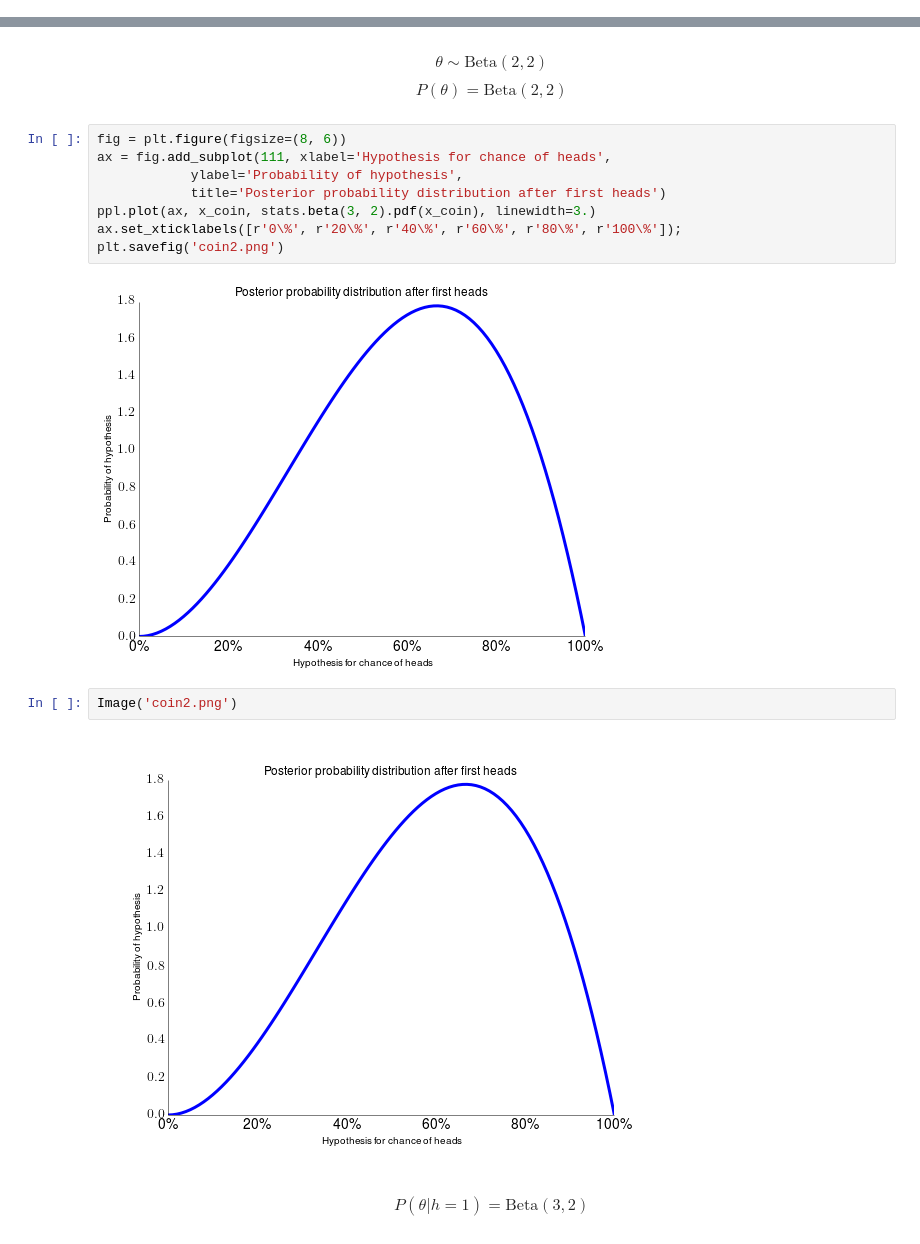
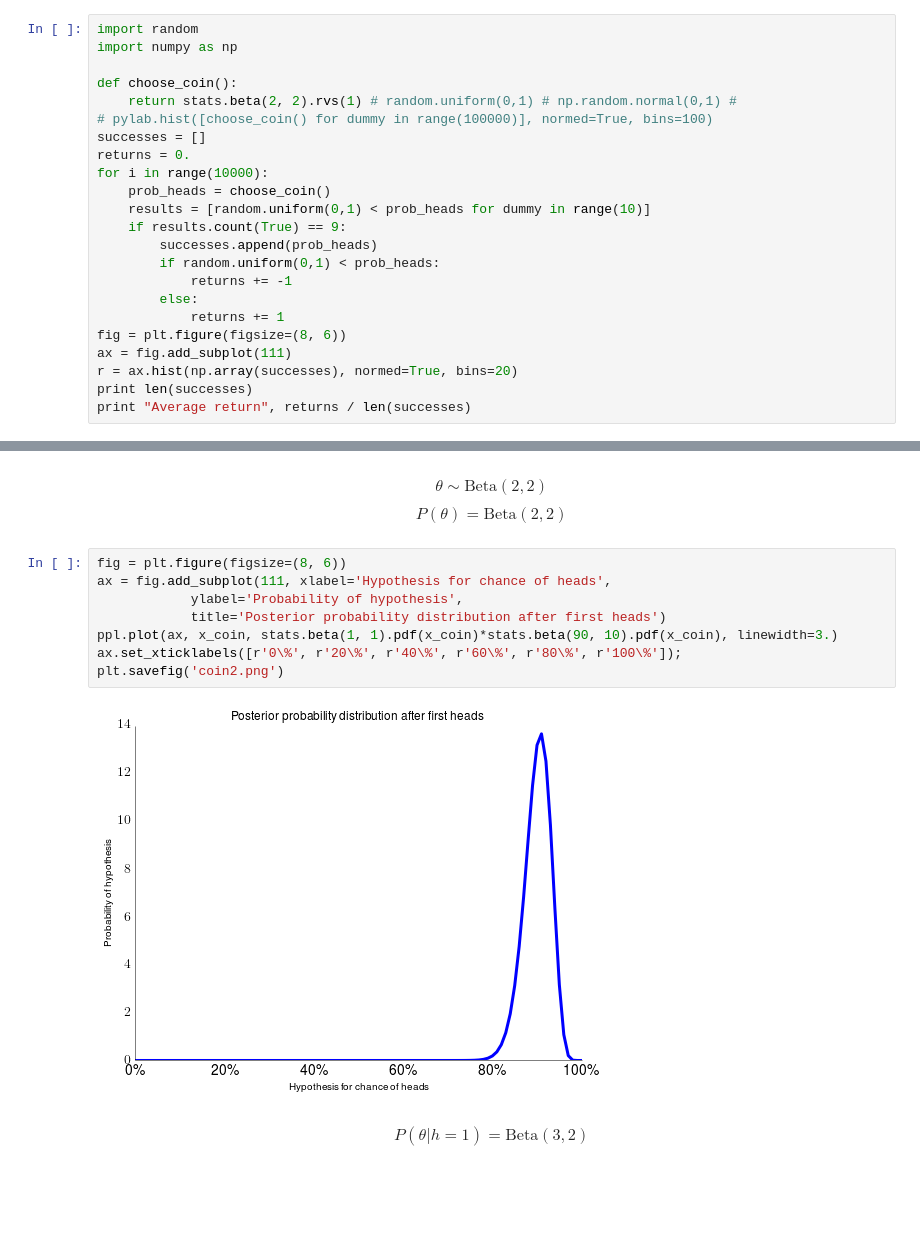
Before and after one commit to twiecki/pymc3_talk, a Jupyter notebook: bayesian_pymc3.ipynb, the cells around one changed output, grey strips where cells are left out. Cells and saved outputs as stored; diff of their text form; blank space fills up the shorter version.

```diff
--- a/bayesian_pymc3.ipynb
+++ b/bayesian_pymc3.ipynb
@@ -93,0 +100,23 @@ Image('coin1.png')
+# %%
+import random
+import numpy as np
+
+def choose_coin():
+    return stats.beta(2, 2).rvs(1) # random.uniform(0,1) # np.random.normal(0,1) #
+# pylab.hist([choose_coin() for dummy in range(100000)], normed=True, bins=100)
+successes = []
+returns = 0.
+for i in range(10000):
+    prob_heads = choose_coin()
+    results = [random.uniform(0,1) < prob_heads for dummy in range(10)]
+    if results.count(True) == 9:
+        successes.append(prob_heads)
+        if random.uniform(0,1) < prob_heads:
+            returns += -1
+        else:
+            returns += 1
+fig = plt.figure(figsize=(8, 6))
+ax = fig.add_subplot(111)
+r = ax.hist(np.array(successes), normed=True, bins=20)
+print len(successes)
+print "Average return", returns / len(successes)
@@ -97,17 +130,13 @@ $$ P(\theta) = \text{Beta}(2, 2) $$
 # %%
 fig = plt.figure(figsize=(8, 6))
 ax = fig.add_subplot(111, xlabel='Hypothesis for chance of heads',
             ylabel='Probability of hypothesis',
             title='Posterior probability distribution after first heads')
-ppl.plot(ax, x_coin, stats.beta(3, 2).pdf(x_coin), linewidth=3.)
+ppl.plot(ax, x_coin, stats.beta(1, 1).pdf(x_coin)*stats.beta(90, 10).pdf(x_coin), linewidth=3.)
 ax.set_xticklabels([r'0\%', r'20\%', r'40\%', r'60\%', r'80\%', r'100\%']);
 plt.savefig('coin2.png')
 # %% [output]
-[figure, old version]
+[figure, new version]
-# %%
-Image('coin2.png')
-# %% [output]
-[figure, removed]
 # %% [markdown]
 $$ P(\theta | h=1) = \text{Beta}(3, 2) $$
 # %%
```
Also changed, not shown: parts of 25 cells of this notebook.
